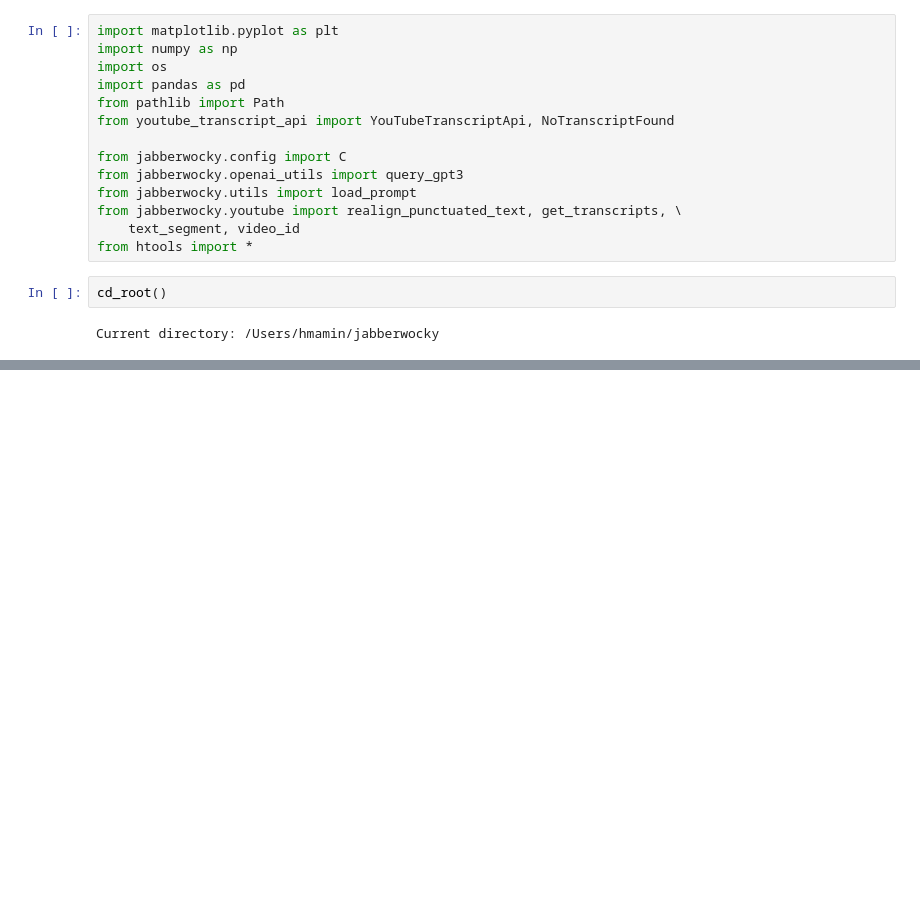
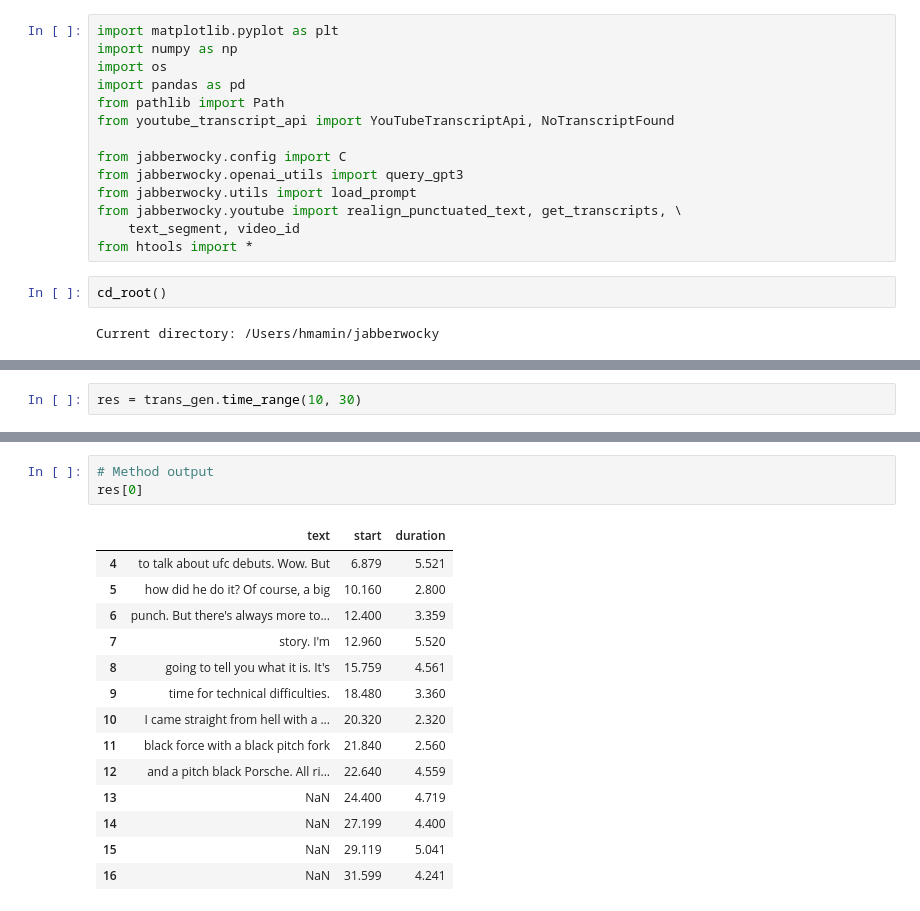
Before and after one commit to hdmamin/jabberwocky, a Jupyter notebook: notebooks/nb03-transcript-manager.ipynb, the cells around one changed output, grey strips where cells are left out. Saved outputs shown, nothing was run; the diff lists cells and outputs as text; blank space fills up the shorter version.

```diff
--- a/notebooks/nb03-transcript-manager.ipynb
+++ b/notebooks/nb03-transcript-manager.ipynb
@@ -183,0 +292,2 @@ trans._transcript.prompt_fmt
+# %%
+res = trans_gen.time_range(10, 30)
@@ -183,0 +298,18 @@ trans._transcript.prompt_fmt
+# %%
+# Method output
+res[0]
+# %% [output]
+|  | text | start | duration |
+| 4 | to talk about ufc debuts. Wow. But | 6.879 | 5.521 |
+| 5 | how did he do it? Of course, a big | 10.160 | 2.800 |
+| 6 | punch. But there's always more to... | 12.400 | 3.359 |
+| 7 | story. I'm | 12.960 | 5.520 |
+| 8 | going to tell you what it is. It's | 15.759 | 4.561 |
+| 9 | time for technical difficulties. | 18.480 | 3.360 |
+| 10 | I came straight from hell with a ... | 20.320 | 2.320 |
+| 11 | black force with a black pitch fork | 21.840 | 2.560 |
+| 12 | and a pitch black Porsche. All ri... | 22.640 | 4.559 |
+| 13 | NaN | 24.400 | 4.719 |
+| 14 | NaN | 27.199 | 4.400 |
+| 15 | NaN | 29.119 | 5.041 |
+| 16 | NaN | 31.599 | 4.241 |
```
Also changed, not shown: parts of 24 cells of this notebook, 2 other files.
